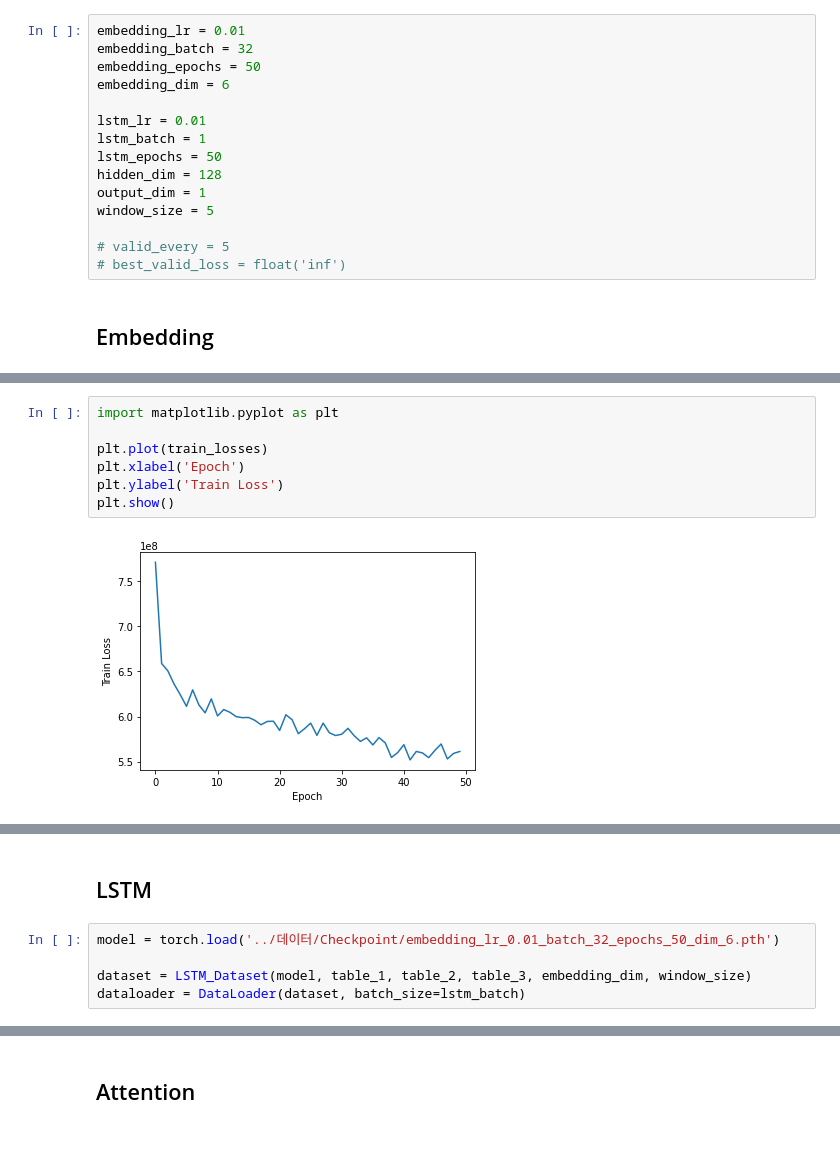
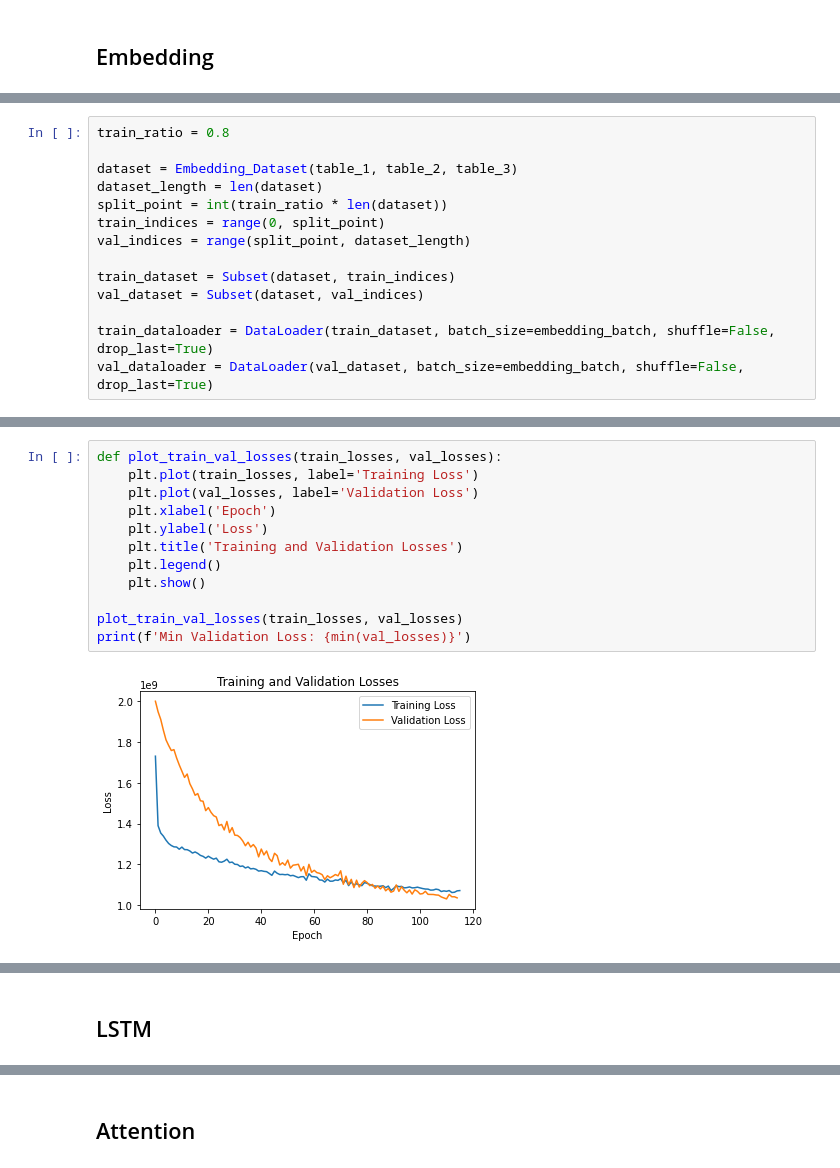
Before and after one commit to hakhyun0615/SCI_Journal, a Jupyter notebook: 코드/train.ipynb, the cells around one changed output, grey strips where cells are left out. Drawn from its saved outputs; the diff is of its cells as text; blank space fills up the shorter version.

```diff
--- a/코드/train.ipynb
+++ b/코드/train.ipynb
@@ -41,20 +64,5 @@ table_3_query = '''
 table_1 = pd.read_sql(table_1_query,conn)
 table_2 = pd.read_sql(table_2_query,conn)
 table_3 = pd.read_sql(table_3_query,conn)
-# %%
-embedding_lr = 0.01
-embedding_batch = 32
-embedding_epochs = 50
-embedding_dim = 6
-
-lstm_lr = 0.01
-lstm_batch = 1
-lstm_epochs = 50
-hidden_dim = 128
-output_dim = 1
-window_size = 5
-
-# valid_every = 5
-# best_valid_loss = float('inf')
 # %% [markdown]
 ## Embedding
@@ -64 +69,15 @@ dataloader = DataLoader(dataset, batch_size=embedding_batch)
+# %%
+train_ratio = 0.8
+
+dataset = Embedding_Dataset(table_1, table_2, table_3)
+dataset_length = len(dataset)
+split_point = int(train_ratio * len(dataset))
+train_indices = range(0, split_point)
+val_indices = range(split_point, dataset_length)
+
+train_dataset = Subset(dataset, train_indices)
+val_dataset = Subset(dataset, val_indices)
+
+train_dataloader = DataLoader(train_dataset, batch_size=embedding_batch, shuffle=False, drop_last=True)
+val_dataloader = DataLoader(val_dataset, batch_size=embedding_batch, shuffle=False, drop_last=True)
 # %%
@@ -108,9 +152,14 @@ Epoch [50/50], Train Loss: 561297472.0004
-# %%
-import matplotlib.pyplot as plt
-
-plt.plot(train_losses)
-plt.xlabel('Epoch')
-plt.ylabel('Train Loss')
-plt.show()
-# %% [output]
-[figure, removed]
+# %%
+def plot_train_val_losses(train_losses, val_losses):
+    plt.plot(train_losses, label='Training Loss')
+    plt.plot(val_losses, label='Validation Loss')
+    plt.xlabel('Epoch')
+    plt.ylabel('Loss')
+    plt.title('Training and Validation Losses')
+    plt.legend()
+    plt.show()
+
+plot_train_val_losses(train_losses, val_losses)
+print(f'Min Validation Loss: {min(val_losses)}')
+# %% [output]
+[figure, added]
@@ -117,7 +167,2 @@ plt.show()
 # %% [markdown]
 ## LSTM
-# %%
-model = torch.load('../데이터/Checkpoint/embedding_lr_0.01_batch_32_epochs_50_dim_6.pth')
-
-dataset = LSTM_Dataset(model, table_1, table_2, table_3, embedding_dim, window_size)
-dataloader = DataLoader(dataset, batch_size=lstm_batch)
```
Also changed, not shown: parts of 19 cells of this notebook, 7 other files.
